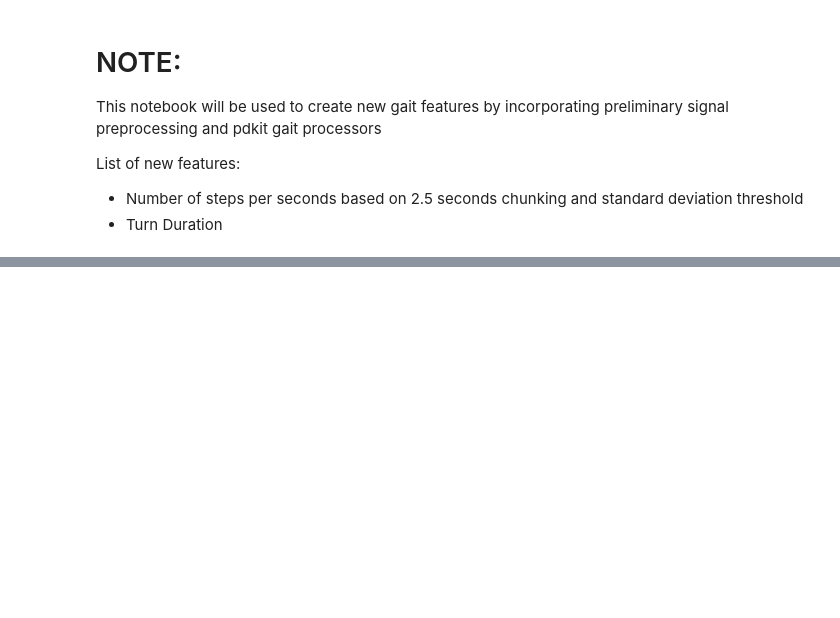
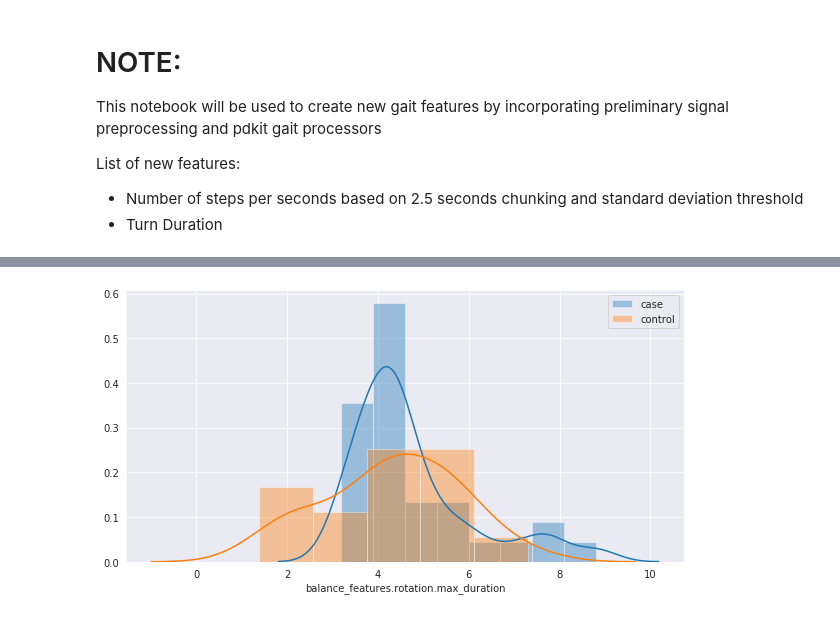
Before and after one commit to arytontediarjo/mPower-Analysis, a Jupyter notebook: Notebooks/Organized_Notebooks/new_signal_algo.ipynb, the cells around one changed output, grey strips where cells are left out. Drawn from its saved outputs; the diff is of its cells as text; code cells hidden in the pictures; blank space fills up the shorter version.

```diff
--- a/Notebooks/Organized_Notebooks/new_signal_algo.ipynb
+++ b/Notebooks/Organized_Notebooks/new_signal_algo.ipynb
@@ -173,0 +386,8 @@ plt.grid()
+# %%
+# path_data["walk_features"] = path_data["walk_motion.json_pathfile"].apply(featurize)
+# path_data["balance_features"] = path_data["balance_motion.json_pathfile"].apply(featurize)
+
+if __name__ ==  '__main__':
+    start_time = time.time()
+    path_data = query.parallel_func_apply(path_data, featurize, 16, 250)
+    print("--- %s seconds ---" % (time.time() - start_time))
@@ -173,0 +397,15 @@ plt.grid()
+# %%
+test = query.normalize_dict_features(path_data, "walk_features")
+test = query.normalize_dict_features(test, "balance_features")
+feature_columns = [feat for feat in test.columns if ("features" in feat) and ("0" not in feat)]
+metadata = ["healthCode", "recordId"]
+test = pd.concat([test[metadata], test[feature_columns]], axis = 1)
+test = test[(test != "#ERROR").all(axis = 1)]
+for feat in feature_columns:
+    test[feat] = pd.to_numeric(test[feat])
+# %%
+test = test[(test["balance_features.rotation.no_of_turns"] >= 1) & (test["walk_features.rotation.no_of_turns"] >= 1)]
+# test = test[test["walk_features.wchunk.mean_no_of_steps_per_secs"] >= 1]
+# %%
+test_df = test.groupby("healthCode").mean().reset_index()
+test_df = pd.merge(gait_data[["healthCode", "class", "age"]].drop_duplicates(keep = "last"), test_df, on = "healthCode", how = "inner")
@@ -173,0 +419,8 @@ plt.grid()
+# %%
+sns.distplot(test_df["balance_features.rotation.max_duration"][test_df["class"] == "mpower_v2_case"], label = "case")
+sns.distplot(test_df["balance_features.rotation.max_duration"][test_df["class"] == "mpower_v2_control"], label = "control")
+plt.legend()
+plt.grid()
+plt.show()
+# %% [output]
+[figure, added]
```
Also changed, not shown: parts of 15 cells of this notebook, 1 other file.
